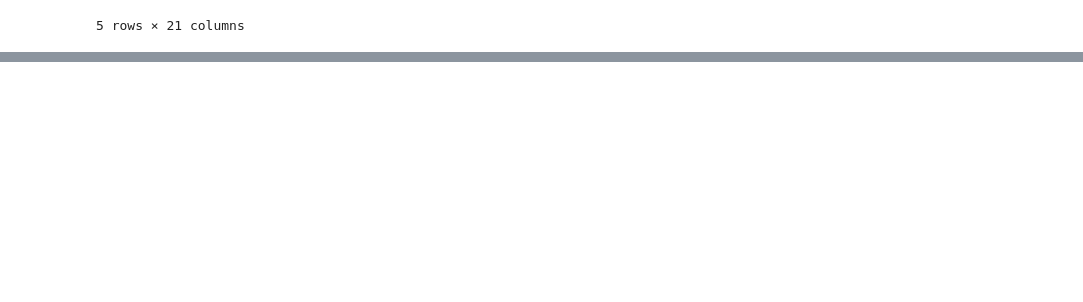
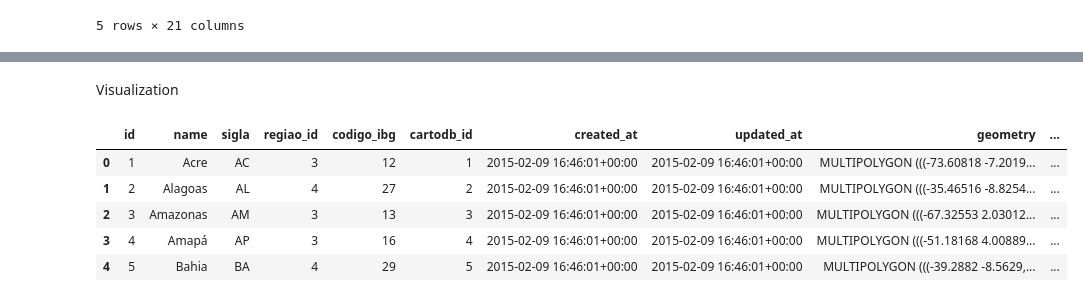
Before and after one commit to cchen744/olist-regional-customer-experience-analysis, a Jupyter notebook: 01_data_overview.ipynb, the cells around one changed output, grey strips where cells are left out. Drawn from its saved outputs; the diff is of its cells as text; code cells hidden in the pictures; blank space fills up the shorter version.

Commit message:
UPDATE: found and visualized negative review, delivery time, and seller count per state.

```diff
--- a/01_data_overview.ipynb
+++ b/01_data_overview.ipynb
@@ -131,0 +154,6 @@ final_df.head()
+# %%
+final_df['negative_flag']= final_df['review_score']<=2
+final_df['delivery_time'] = (pd.to_datetime(final_df['order_delivered_customer_date']) - pd.to_datetime(final_df['order_purchase_timestamp'])).dt.total_seconds() / (24 * 3600)
+review_state_df = final_df.groupby('geolocation_state')[['negative_flag','review_score','delivery_time']].mean().rename(columns={'negative_flag':'negative_review_proportion',
+                                                                                                                                  'delivery_time': 'average_delivery_days',
+                                                                                                                                  'review_score':"average_review_score"})
@@ -131,0 +228,15 @@ final_df.head()
+# %% [markdown]
+Visualization
+# %%
+geojson_url = "https://raw.githubusercontent.com/codeforgermany/click_that_hood/main/public/data/brazil-states.geojson"
+gdf = geopandas.read_file(geojson_url)
+# %%
+review_gdf = gdf.merge(review_state_df, left_on='sigla', right_on='geolocation_state')
+review_gdf.head()
+# %% [output]
+|  | id | name | sigla | regiao_id | codigo_ibg | cartodb_id | created_at | updated_at | geometry | ... |
+| 0 | 1 | Acre | AC | 3 | 12 | 1 | 2015-02-09 16:46:01+00:00 | 2015-02-09 16:46:01+00:00 | MULTIPOLYGON (((-73.60818 -7.2019... | ... |
+| 1 | 2 | Alagoas | AL | 4 | 27 | 2 | 2015-02-09 16:46:01+00:00 | 2015-02-09 16:46:01+00:00 | MULTIPOLYGON (((-35.46516 -8.8254... | ... |
+| 2 | 3 | Amazonas | AM | 3 | 13 | 3 | 2015-02-09 16:46:01+00:00 | 2015-02-09 16:46:01+00:00 | MULTIPOLYGON (((-67.32553 2.03012... | ... |
+| 3 | 4 | Amapá | AP | 3 | 16 | 4 | 2015-02-09 16:46:01+00:00 | 2015-02-09 16:46:01+00:00 | MULTIPOLYGON (((-51.18168 4.00889... | ... |
+| 4 | 5 | Bahia | BA | 4 | 29 | 5 | 2015-02-09 16:46:01+00:00 | 2015-02-09 16:46:01+00:00 | MULTIPOLYGON (((-39.2882 -8.5629,... | ... |
```
Also changed, not shown: parts of 9 cells of this notebook.
